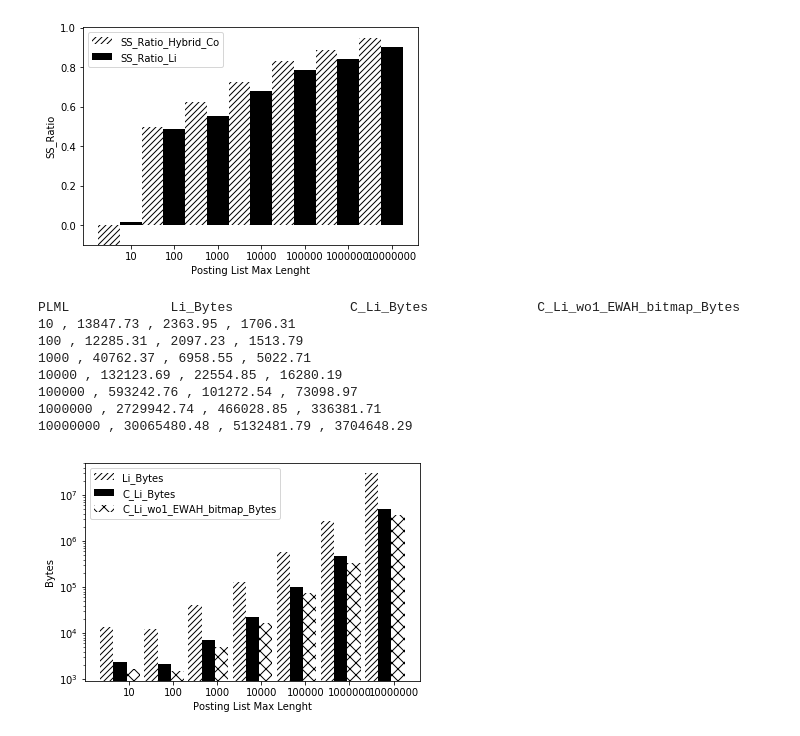
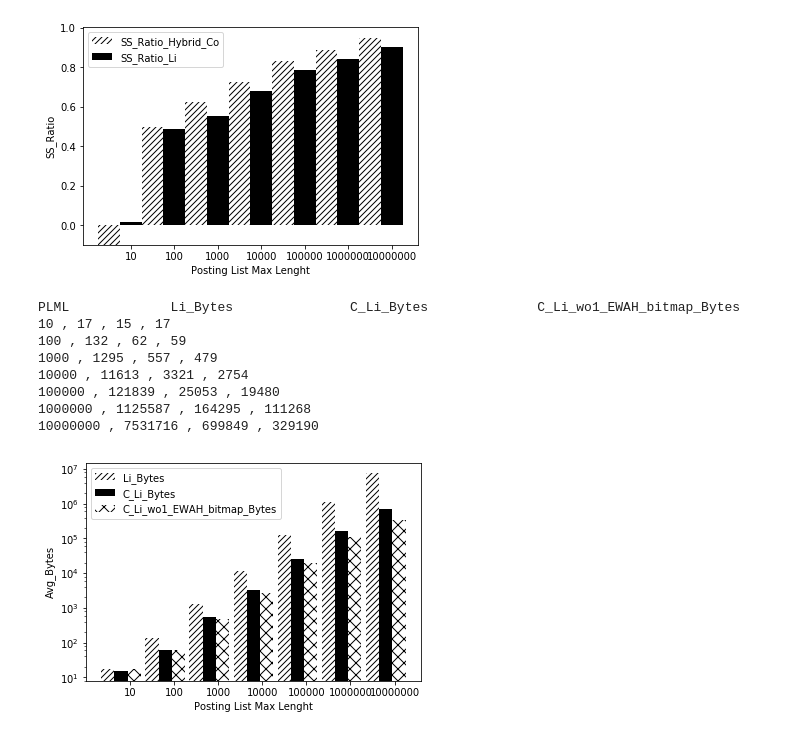
Before and after one commit to earissola/research, a Jupyter notebook: notebooks/webbase_uint16.ipynb, the cells around one changed output. Cells and saved outputs as stored; diff of their text form; code cells hidden in the pictures.

Commit message:
Acutalización Notebook. Se incluye data/indexData_webbase_uint16

```diff
--- a/notebooks/webbase_uint16.ipynb
+++ b/notebooks/webbase_uint16.ipynb
@@ -532,6 +532,12 @@ average_SS_Ratio_Li_indexData = np.zeros(7, dtype=np.float64)
 average_Li_Bytes_indexData = np.zeros(7, dtype=np.float64)
 average_C_Li_Bytes_indexData = np.zeros(7, dtype=np.float64)
 average_C_Li_wo1_EWAH_bitmap_Bytes_indexData = np.zeros(7, dtype=np.float64)
+
+Li_Bytes_indexData = np.zeros(7, dtype=np.uint)
+C_Li_Bytes_indexData = np.zeros(7, dtype=np.uint64)
+C_Li_wo1_EWAH_bitmap_Bytes_indexData = np.zeros(7, dtype=np.uint64)
+
+# max(uint64) = 8446744073709551615
 
 for row in indexData.values:
     Li_Len = row[1]
@@ -544,9 +550,12 @@ for row in indexData.values:
     bin_absolute_proportion_indexData[index] += 1
     average_SS_Ratio_Hybrid_Co_indexData[index] += SS_Ratio_Hybrid_Co
     average_SS_Ratio_Li_indexData[index] += SS_Ratio_Li
-    average_Li_Bytes_indexData += Li_Bytes
-    average_C_Li_Bytes_indexData += C_Li_Bytes
-    average_C_Li_wo1_EWAH_bitmap_Bytes_indexData += C_Li_wo1_EWAH_bitmap_Bytes
+    average_Li_Bytes_indexData[index] += Li_Bytes
+    average_C_Li_Bytes_indexData[index] += C_Li_Bytes
+    average_C_Li_wo1_EWAH_bitmap_Bytes_indexData[index] += C_Li_wo1_EWAH_bitmap_Bytes
+    Li_Bytes_indexData[index] += Li_Bytes
+    C_Li_Bytes_indexData[index] += C_Li_Bytes
+    C_Li_wo1_EWAH_bitmap_Bytes_indexData[index] += C_Li_wo1_EWAH_bitmap_Bytes
 
 average_SS_Ratio_Hybrid_Co_indexData = average_SS_Ratio_Hybrid_Co_indexData / bin_absolute_proportion_indexData
 average_SS_Ratio_Li_indexData = average_SS_Ratio_Li_indexData / bin_absolute_proportion_indexData
@@ -554,9 +563,14 @@ average_Li_Bytes_indexData = average_Li_Bytes_indexData / bin_absolute_proportio
 average_C_Li_Bytes_indexData = average_C_Li_Bytes_indexData / bin_absolute_proportion_indexData
 average_C_Li_wo1_EWAH_bitmap_Bytes_indexData = average_C_Li_wo1_EWAH_bitmap_Bytes_indexData / bin_absolute_proportion_indexData
 
-print average_SS_Ratio_Hybrid_Co_indexData
-print average_SS_Ratio_Li_indexData
-print average_Li_Bytes_indexData
-print average_C_Li_Bytes_indexData
-print average_C_Li_wo1_EWAH_bitmap_Bytes_indexData
+print bin_absolute_proportion_indexData
+
+#print average_SS_Ratio_Hybrid_Co_indexData
+#print average_SS_Ratio_Li_indexData
+#print average_Li_Bytes_indexData
+#print average_C_Li_Bytes_indexData
+#print average_C_Li_wo1_EWAH_bitmap_Bytes_indexData
+#print Li_Bytes_indexData
+#print C_Li_Bytes_indexData
+#print C_Li_wo1_EWAH_bitmap_Bytes_indexData
 # %% [output]
@@ -601,30 +607,30 @@ Posting List Max Lenght          SS_Ratio_Hybrid_Co              SS_Ratio_Li
 # %%
 figure, ax = plt.subplots()
 x = np.arange(7)
 
 width = 0.30
 
 ax.bar(x, average_Li_Bytes_indexData, width, color='w', hatch='////', label='Li_Bytes')
 ax.bar(x + width, average_C_Li_Bytes_indexData, width , color='black', label='C_Li_Bytes')
 ax.bar(x + width * 2, average_C_Li_wo1_EWAH_bitmap_Bytes_indexData, width , color='w',  hatch='xx', label='C_Li_wo1_EWAH_bitmap_Bytes')
 
 plt.xticks(x + 0.5, map(lambda x: str(x), logBins))
 
 ax.set_xlabel('Posting List Max Lenght')
-ax.set_ylabel('Bytes')
+ax.set_ylabel('Avg_Bytes')
 ax.set_yscale('log')
 ax.legend(loc=2)
 
 print "PLML\t\t Li_Bytes\t\tC_Li_Bytes \t\tC_Li_wo1_EWAH_bitmap_Bytes"
 for i, (a, b, c) in enumerate(zip(average_Li_Bytes_indexData, average_C_Li_Bytes_indexData, average_C_Li_wo1_EWAH_bitmap_Bytes_indexData)):
-    print "%i , %.2f , %.2f , %.2f" % (logBins[i], a, b, c)
+    print "%i , %i , %i , %i" % (logBins[i], a, b, c)
 # %% [output]
 PLML             Li_Bytes               C_Li_Bytes              C_Li_wo1_EWAH_bitmap_Bytes
-10 , 13847.73 , 2363.95 , 1706.31
-100 , 12285.31 , 2097.23 , 1513.79
-1000 , 40762.37 , 6958.55 , 5022.71
-10000 , 132123.69 , 22554.85 , 16280.19
-100000 , 593242.76 , 101272.54 , 73098.97
-1000000 , 2729942.74 , 466028.85 , 336381.71
-10000000 , 30065480.48 , 5132481.79 , 3704648.29
+10 , 17 , 15 , 17
+100 , 132 , 62 , 59
+1000 , 1295 , 557 , 479
+10000 , 11613 , 3321 , 2754
+100000 , 121839 , 25053 , 19480
+1000000 , 1125587 , 164295 , 111268
+10000000 , 7531716 , 699849 , 329190
-[figure, old version]
+[figure, new version]
```
Also changed, not shown: parts of 5 cells of this notebook, 1 other file.
